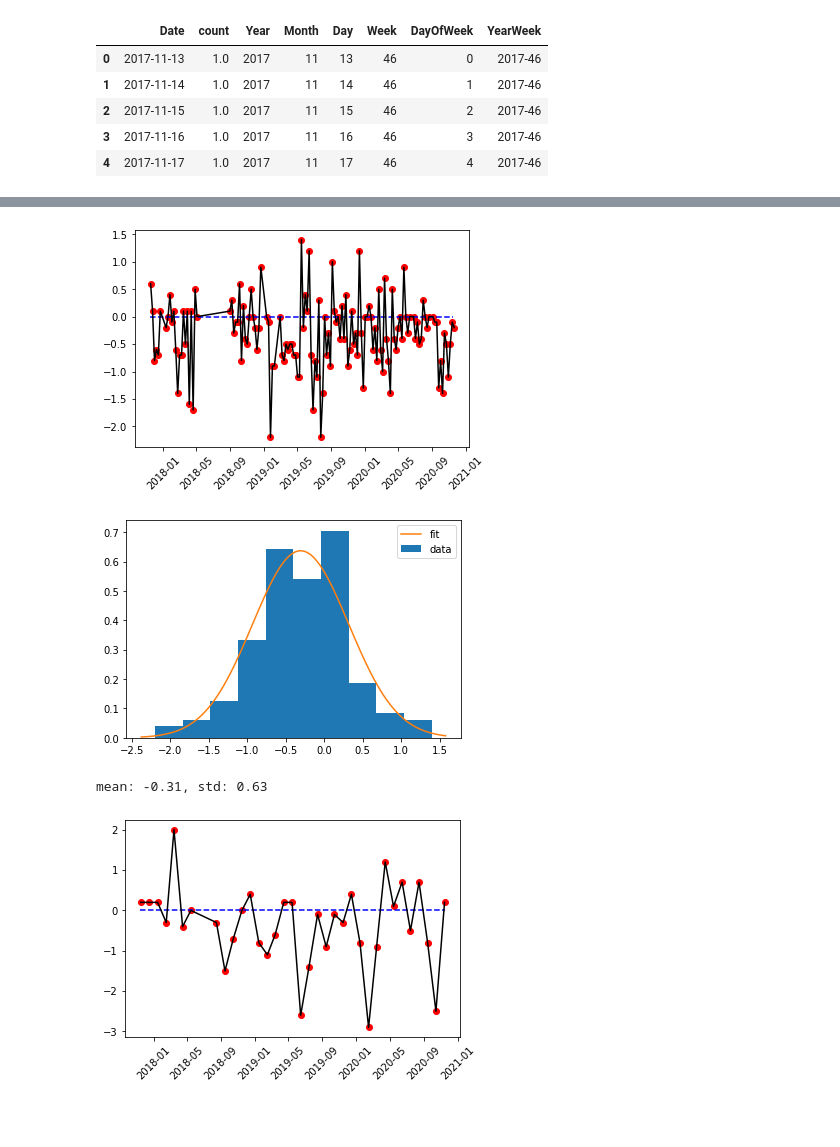
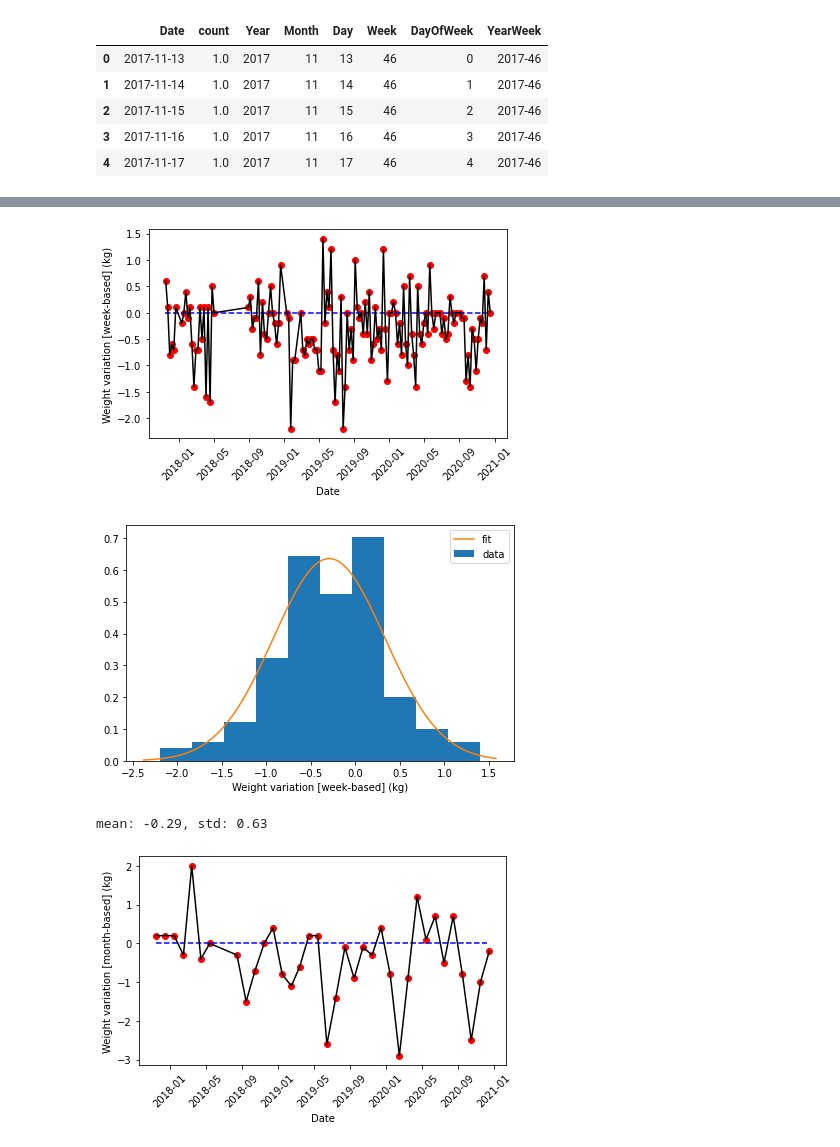
Before and after one commit to mt82/Peso, a Jupyter notebook: PyPeso.ipynb, the cells around one changed output, grey strips where cells are left out. Saved outputs shown, nothing was run; the diff lists cells and outputs as text; code cells hidden in the pictures; blank space fills up the shorter version.

```diff
--- a/PyPeso.ipynb
+++ b/PyPeso.ipynb
@@ -12,7 +12,7 @@ from scipy.stats import norm
 import matplotlib.backends.backend_pdf
 pdf = matplotlib.backends.backend_pdf.PdfPages("peso.pdf")
 # %%
-df = pd.read_csv("./data/SWT_EXPORT_11_15_20_13_40.csv",
+df = pd.read_csv("./data/SWT_EXPORT_12_09_20_23_14.csv",
                  parse_dates=["Date"],
                  dtype={"Date":"str", "Weight":"float"})
 df=df.drop_duplicates()
@@ -420,26 +420,29 @@ pdf.savefig(fig)
 # %%
 df_max=df[["Year","Week","Date"]].groupby(["Year","Week"]).max()
 df_min=df[["Year","Week","Date"]].groupby(["Year","Week"]).min()
 df_max=df_max.reset_index()
 df_min=df_min.reset_index()
 df_minmax=df_max.merge(df[["Date","Weight"]],how="left",on=["Date"],validate="1:1")
 df_minmax=df_minmax.merge(df_min,how="left",on=["Year","Week"],validate="1:1")
 df_minmax=df_minmax.merge(df[["Date","Weight"]],how="left",left_on=["Date_y"],right_on=["Date"],validate="1:1")
 df_minmax.rename(columns={'Date_x': 'Date_max', 'Weight_x': 'Weight_max',
                             'Date_y': 'Date_min', 'Weight_y': 'Weight_min'}, inplace=True)
 df_minmax["dw"]=df_minmax["Weight_max"]-df_minmax["Weight_min"]
 df_minmax["Date_ref"] = df_minmax["Year"].map('{:04}'.format) + \
                 "-W" + df_week["Week"].map('{:02}'.format) + "-04"
 df_minmax["Date_ref"] = df_minmax["Date_ref"].apply(lambda x: datetime.datetime.strptime(x, '%Y-W%W-0%w'))
 fig, ax = plt.subplots()
 plt.plot(df_minmax["Date_ref"],df_minmax["dw"],color="black")
 plt.scatter(df_minmax["Date_ref"],df_minmax["dw"],color="r")
 plt.xticks(rotation=45)
 plt.hlines(0., min(df_minmax["Date_min"]), max(df_minmax["Date_max"]), colors='b', linestyles='--')
+plt.xlabel("Date")
+plt.ylabel("Weight variation [week-based] (kg)")
+plt.tight_layout()
 plt.show()
 pdf.savefig(fig)
 # %% [output]
-[figure, old version]
+[figure, new version]
 # %%
 fig, ax = plt.subplots()
 plt.hist(df_minmax["dw"],bins=10,density=True,label="data")
@@ -449,12 +452,14 @@ x = np.linspace(xmin, xmax, 100)
 y = norm.pdf(x, mean, std)
 plt.plot(x, y,label="fit")
 plt.legend()
+plt.xlabel("Weight variation [week-based] (kg)")
+plt.tight_layout()
 plt.show()
 pdf.savefig(fig)
 print(f"mean: {mean:.2f}, std: {std:.2f}")
 # %% [output]
-[figure, old version]
+[figure, new version]
-mean: -0.31, std: 0.63
+mean: -0.29, std: 0.63
 # %%
 df_max=df[["Year","Month","Date"]].groupby(["Year","Month"]).max()
 df_min=df[["Year","Month","Date"]].groupby(["Year","Month"]).min()
@@ -473,10 +478,13 @@ plt.plot(df_minmax["Date_ref"],df_minmax["dw"],color="black")
 plt.scatter(df_minmax["Date_ref"],df_minmax["dw"],color="r")
 plt.xticks(rotation=45)
 plt.hlines(0., min(df_minmax["Date_min"]), max(df_minmax["Date_max"]), colors='b', linestyles='--')
+plt.xlabel("Date")
+plt.ylabel("Weight variation [month-based] (kg)")
+plt.tight_layout()
 plt.show()
 pdf.savefig(fig)
 # %% [output]
-[figure, old version]
+[figure, new version]
 # %%
 fig, ax = plt.subplots()
 plt.hist(df_minmax["dw"],bins=15,density=True,label="data")
```
Also changed, not shown: parts of 26 cells of this notebook.
